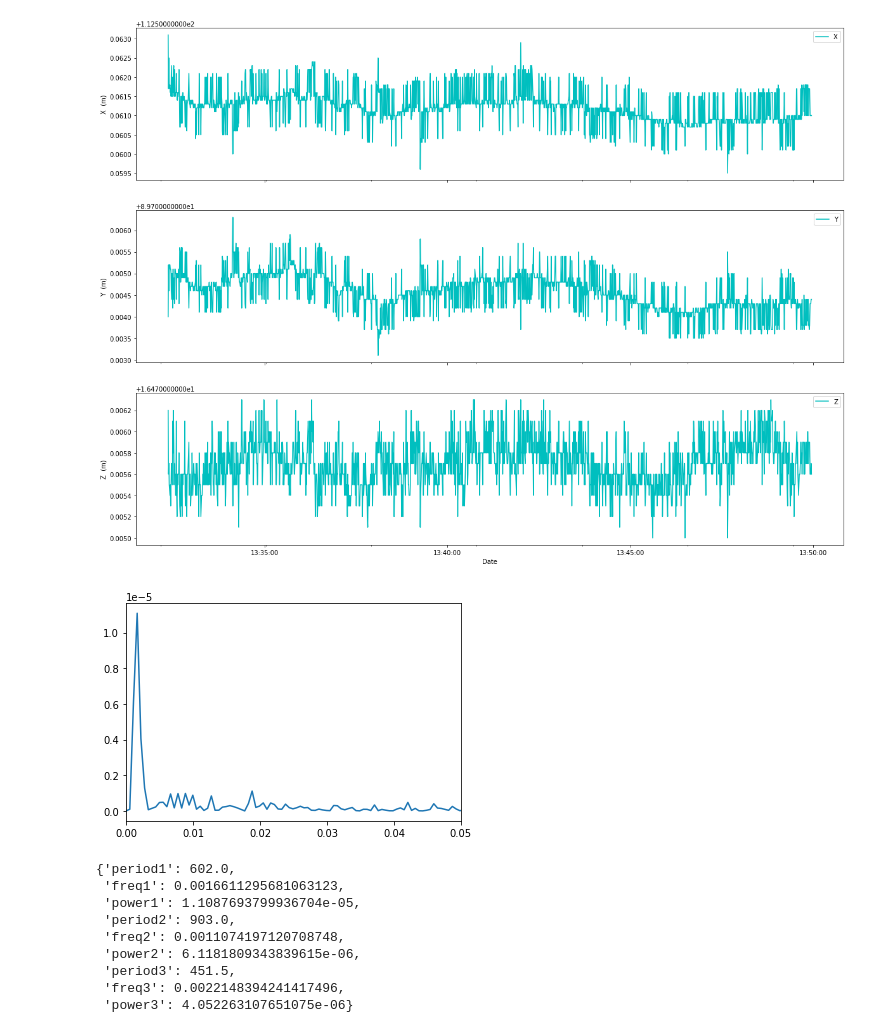
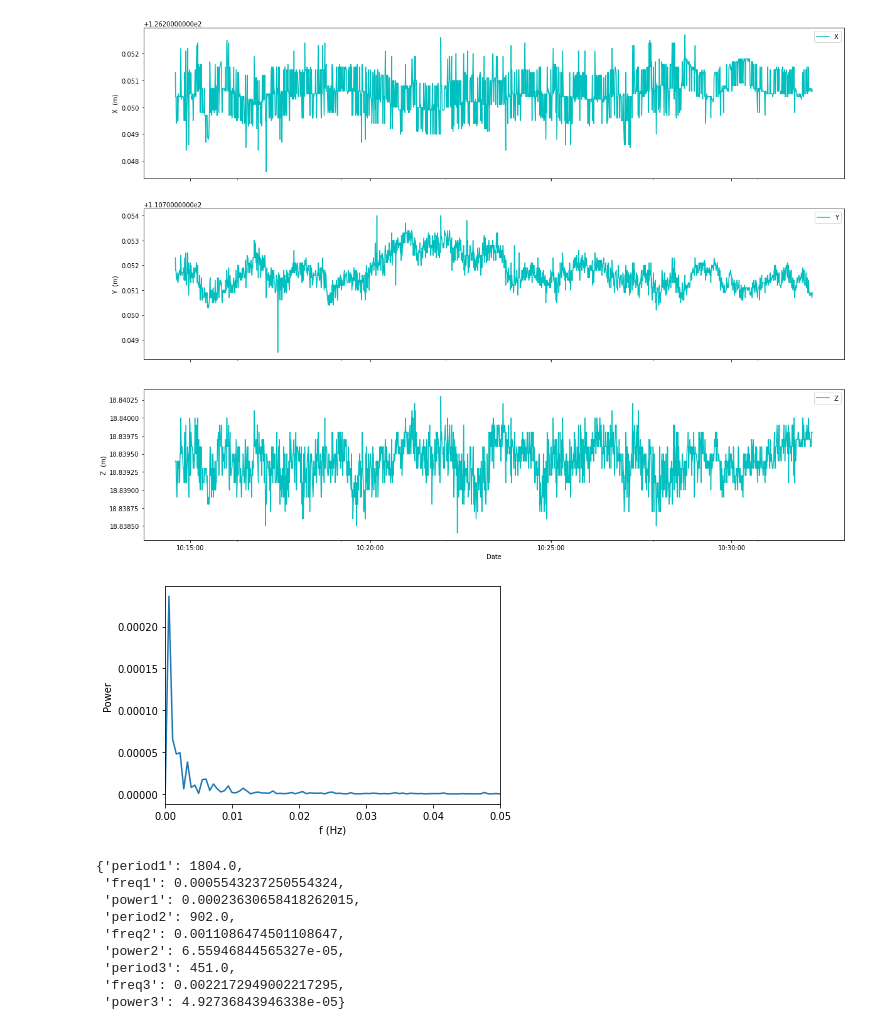
Before and after one commit to LabGeoTopo/fftpy_analysis, a Jupyter notebook: fft_analysis01.ipynb, the cells around one changed output. Saved outputs shown, nothing was run; the diff lists cells and outputs as text; code cells hidden in the pictures.

```diff
--- a/fft_analysis01.ipynb
+++ b/fft_analysis01.ipynb
@@ -24,7 +24,7 @@ import matplotlib.dates as mdates
 ## input data
 ## Set input data
 ## =================================================================================
-data = pd.read_csv("data/D_SMALL.csv", sep=";")
+data = pd.read_csv("data/A_BIG.csv", sep=";")
 ## =================================================================================
 
 
@@ -72,14 +72,14 @@ for ax, col in zip(axes, plot_cols):
 
 ## Save the figure
 ## =================================================================================
-fig.savefig("Outputs/ts/timeseries_T4.png")
+fig.savefig("Outputs/ts/timeseries_T8.png")
 ## =================================================================================
 # %% [output]
-[figure, old version]
+[figure, new version]
 # %%
 ## set the column for FFT PSD analysis
 ## =================================================================================
-temp = data['Z']
+temp = data['Y']
 ## =================================================================================
 
 ## Count thw aarray length
@@ -90,17 +90,18 @@ N = len(temp)
 # %%
 # Estimate power spectral density using a periodogram
 f, Pxx = signal.periodogram(temp)
 
 # lets plot this periodogram
 plt.plot(f, Pxx)
 plt.xlim(0, 0.05)
-
+plt.ylabel('Power')
+plt.xlabel('f (Hz)')
 ## Save priodogram
 ## =================================================================================
-plt.savefig("Outputs/periodogram/periodograms_T4_Z.png")
+plt.savefig("Outputs/periodogram/periodograms_T8_Y.png")
 ## =================================================================================
 # %% [output]
-[figure, old version]
+[figure, new version]
 # %%
 ## Take three powerfull period for the analysis
 top_3_periods = {}
@@ -134,15 +135,15 @@ top_3_periods['power3'] = power[2]
 ## Resulte for three first frequencies
 top_3_periods
 # %% [output]
-{'period1': 602.0,
- 'freq1': 0.0016611295681063123,
- 'power1': 1.1087693799936704e-05,
- 'period2': 903.0,
- 'freq2': 0.0011074197120708748,
- 'power2': 6.1181809343839615e-06,
- 'period3': 451.5,
- 'freq3': 0.0022148394241417496,
- 'power3': 4.052263107651075e-06}
+{'period1': 1804.0,
+ 'freq1': 0.0005543237250554324,
+ 'power1': 0.00023630658418262015,
+ 'period2': 902.0,
+ 'freq2': 0.0011086474501108647,
+ 'power2': 6.55946844565327e-05,
+ 'period3': 451.0,
+ 'freq3': 0.0022172949002217295,
+ 'power3': 4.92736843946338e-05}
 # %%
 ## estimate fft and psd arrays
 tempa=np.array(temp)
```
Also changed, not shown: parts of 6 cells of this notebook, 2 other files.
